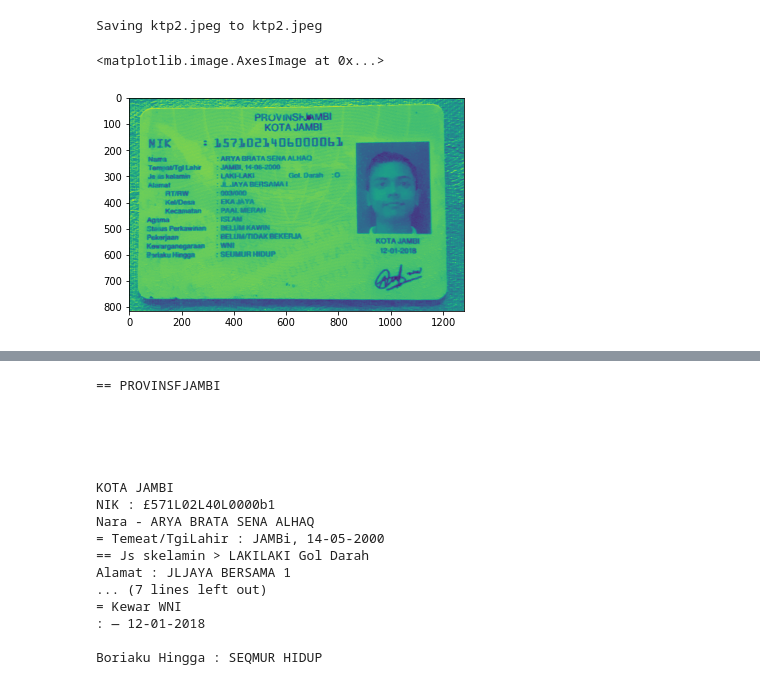
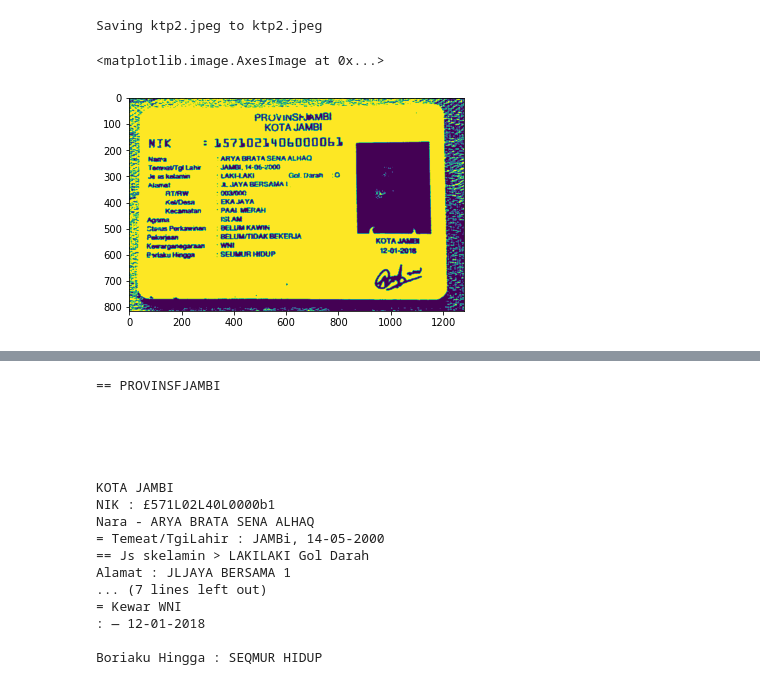
Before and after one commit to we-care-App/ML-model, a Jupyter notebook: Capstone_ML.ipynb, the cells around one changed output, grey strips where cells are left out. Saved outputs shown, nothing was run; the diff lists cells and outputs as text; code cells hidden in the pictures.

```diff
--- a/Capstone_ML.ipynb
+++ b/Capstone_ML.ipynb
@@ -37,11 +38,19 @@ uploaded = files.upload()
 # %% [output]
 [interactive output not drawn]
 Saving ktp2.jpeg to ktp2.jpeg
-# %%
-image_path_in_colab = "ktp2.jpeg"
-img = Image.open(image_path_in_colab)
-gray = cv2.cvtColor(np.float32(img), cv2.COLOR_RGB2GRAY)
-plt.imshow(gray)
-# %% [output]
-<matplotlib.image.AxesImage at 0x...>
-[figure, removed]
+# %%
+data_image = plt.imread('/content/ktp2.jpeg')
+
+# Make the image grayscale using rgb2gray
+data_image = color.rgb2gray(data_image)
+
+# Obtain the optimal otsu global thresh value
+global_thresh = threshold_otsu(data_image)
+
+# Obtain the binary image by applying global thresholding
+binary_global = data_image > global_thresh
+
+plt.imshow(binary_global)
+# %% [output]
+<matplotlib.image.AxesImage at 0x...>
+[figure, added]
```
Also changed, not shown: parts of 6 cells of this notebook.
